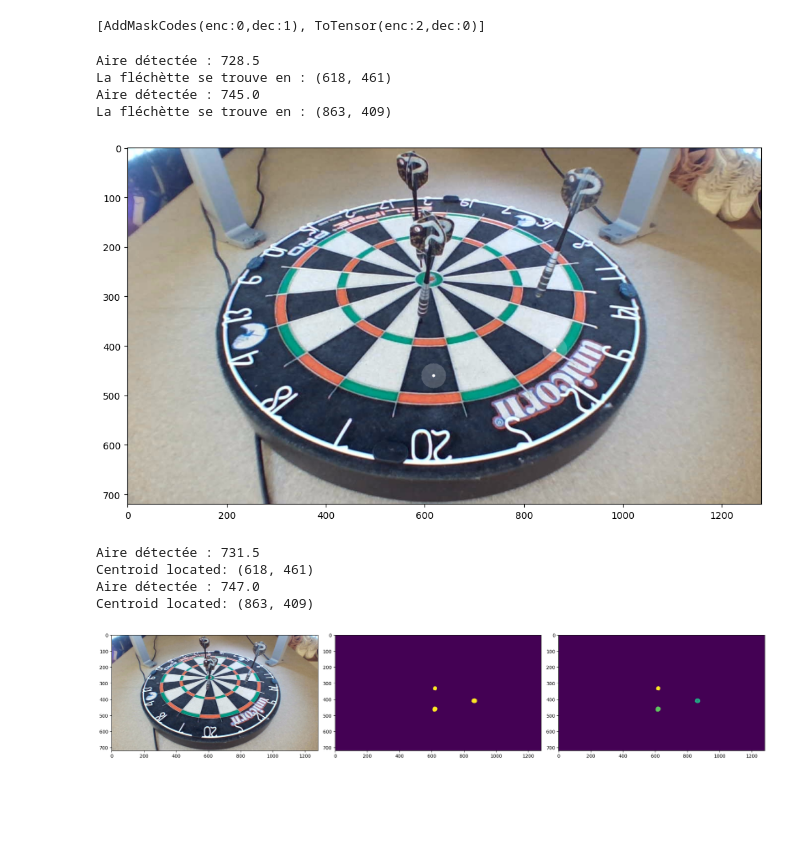
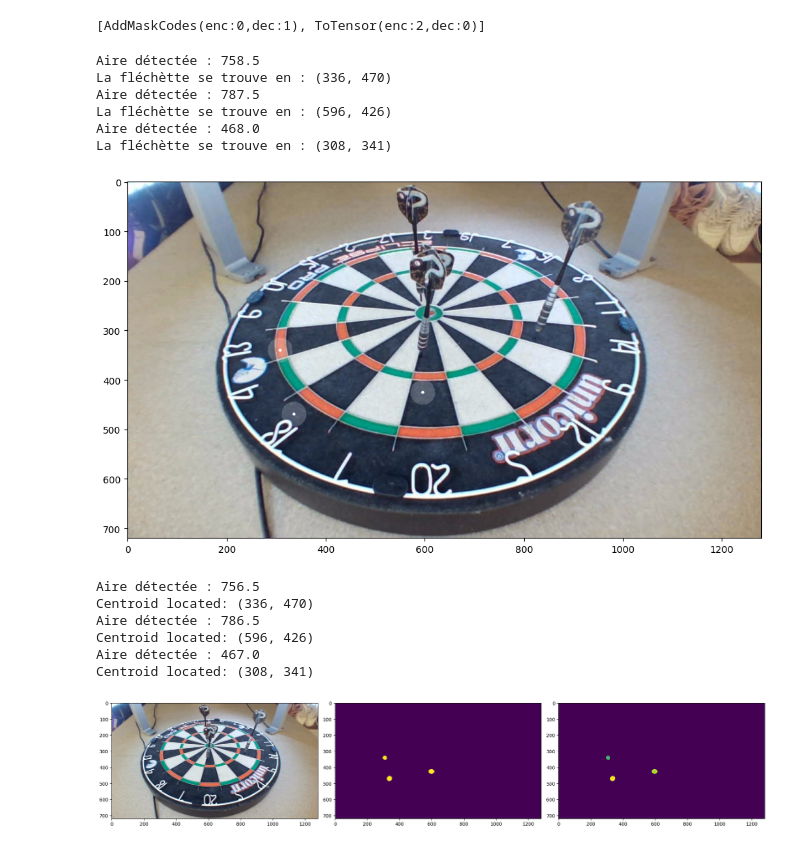
Before and after one commit to Dartsify/algorithme-de-reconnaissance, a Jupyter notebook: testing.ipynb, the cells around one changed output. Saved outputs shown, nothing was run; the diff lists cells and outputs as text; code cells hidden in the pictures; blank space fills up the shorter version.

```diff
--- a/testing.ipynb
+++ b/testing.ipynb
@@ -170,16 +167,17 @@ mask = out[0].numpy()
 # garder seulement la classe "Point"
 mask = (mask == 1).astype(np.uint8) * 255
 kernel = np.ones((3, 3), np.uint8)
-mask = cv2.morphologyEx(mask, cv2.MORPH_OPEN, kernel, iterations=1)
+# mask = cv2.morphologyEx(mask, cv2.MORPH_OPEN, kernel, iterations=1)
 mask = cv2.morphologyEx(mask, cv2.MORPH_CLOSE, kernel, iterations=1)
 """
 Etape post-traitement de l'image de sortie du modèle pour trouver les coordonnées de la fléchette
 et les afficher sur l'image d'origine
 """
+MIN_AREA = 600  # Seuil d'aire pour filtrer les petits contours (ajuster selon les résultats)
 
 # trouver les contours de la fléchette
 contours, _ = cv2.findContours(mask, cv2.RETR_TREE, cv2.CHAIN_APPROX_SIMPLE)
-contours = [contour for contour in contours if cv2.contourArea(contour) >= 600]  # Filtrer les petits contours (ajuster le seuil selon les résultats)
+contours = [contour for contour in contours if cv2.contourArea(contour)]  # Filtrer les petits contours (ajuster le seuil selon les résultats)
 
 if not contours:
     print("Aucun contour détecté.")
@@ -187,14 +185,10 @@ else:
     image_np = np.array(image)  # Convertir PILImage en tableau NumPy (format RGB)
     image_bgr = cv2.cvtColor(image_np, cv2.COLOR_RGB2BGR)  # Convertir RGB en BGR pour OpenCV
     output = image_bgr.copy()
-    MIN_AREA = 600  # Seuil d'aire pour filtrer les petits contours (ajuster selon les résultats)
 
     for c in contours:
         area = cv2.contourArea(c)
         print(f"Aire détectée : {area}")  # Observe les petites valeurs vs les grandes
-
-        # if area < MIN_AREA:
-        #     continue
 
         M = cv2.moments(c)
 
@@ -222,11 +216,13 @@ else:
     # plt.axis('off')
     plt.show()
 # %% [output]
-Aire détectée : 728.5
-La fléchètte se trouve en : (618, 461)
-Aire détectée : 745.0
-La fléchètte se trouve en : (863, 409)
+Aire détectée : 758.5
+La fléchètte se trouve en : (336, 470)
+Aire détectée : 787.5
+La fléchètte se trouve en : (596, 426)
+Aire détectée : 468.0
+La fléchètte se trouve en : (308, 341)
-[figure, old version]
+[figure, new version]
 # %%
 import imutils
 # %%
@@ -243,7 +239,7 @@ thresh = cv2.convertScaleAbs(thresh)
 # Find contours in the binary image
 contours = cv2.findContours(thresh, cv2.RETR_TREE, cv2.CHAIN_APPROX_SIMPLE)
 contours = imutils.grab_contours(contours)
-contours = [contour for contour in contours if cv2.contourArea(contour) >= 600]
+contours = [contour for contour in contours if cv2.contourArea(contour)]
 
 output = img.copy()
 
@@ -260,38 +256,40 @@ else:
             cX, cY = cX + largeur // 2, cY + hauteur // 2
         else:
             cX = int(M["m10"] / M["m00"])
             cY = int(M["m01"] / M["m00"])
         print("Centroid located:", (cX, cY))
 
         # Transparency layer
         overlay = img.copy()
         clr = 0
         cv2.circle(overlay, (cX, cY), 25, (clr, clr, clr), -1)
         alpha = 0.4
         cv2.addWeighted(overlay, alpha, output, 1 - alpha, 0, output)
 
         # Dart point
         cv2.circle(output, (cX, cY), 25, (clr, clr, clr), 1)
         cv2.circle(output, (cX, cY), 4, (clr, clr, clr), 1)
         cv2.putText(output, f"{(cX, cY)}", (cX - 105, cY - 30), cv2.FONT_HERSHEY_SIMPLEX,
                     0.5, (clr, clr, clr), 1, cv2.LINE_AA)
 
 image_np = np.array(image)  # Convertir PILImage en tableau NumPy (format RGB)
 image_bgr = cv2.cvtColor(image_np, cv2.COLOR_RGB2BGR)  # Convertir RGB en BGR pour OpenCV
 val_img = image_bgr[:, :, ::-1].copy()
 
 fig, ax = plt.subplots(1, 3)
 ax[0].imshow(val_img)
 ax[1].imshow(orig_img)
 ax[2].imshow(output)
 fig.set_size_inches(20, 5)
 plt.tight_layout()
 # %% [output]
-Aire détectée : 731.5
-Centroid located: (618, 461)
-Aire détectée : 747.0
-Centroid located: (863, 409)
+Aire détectée : 756.5
+Centroid located: (336, 470)
+Aire détectée : 786.5
+Centroid located: (596, 426)
+Aire détectée : 467.0
+Centroid located: (308, 341)
-[figure, old version]
+[figure, new version]
 # %%
 masque = out[0].numpy()
 masque = (masque == 1).astype(np.uint8) * 255
```
Also changed, not shown: parts of 3 cells of this notebook, 10 other files.
